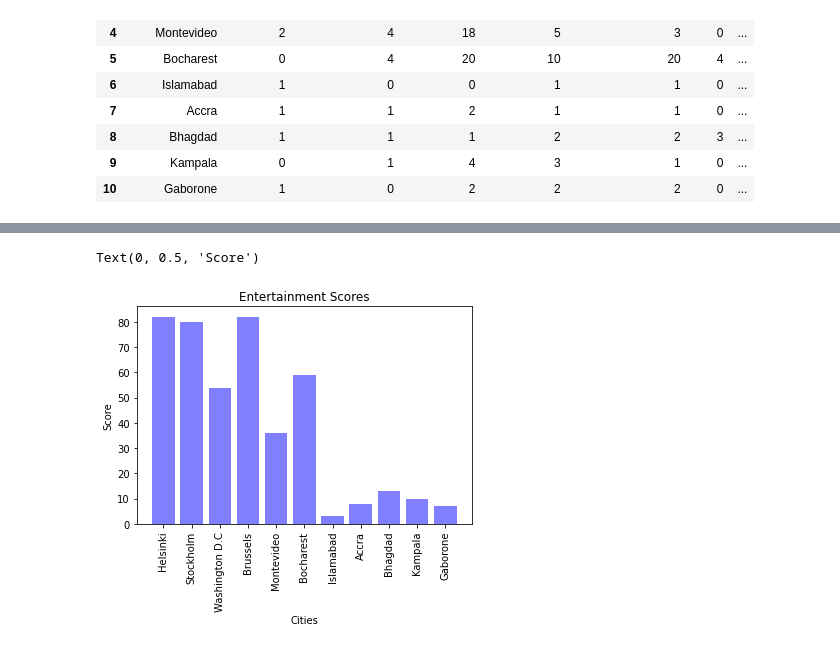
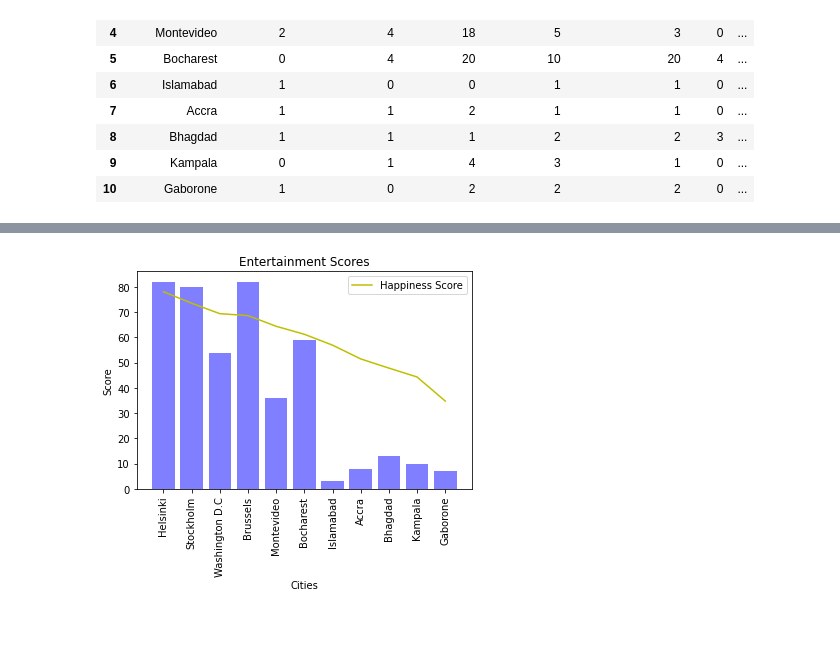
Before and after one commit to jamalabdi100/project1-1, a Jupyter notebook: entertainment_locations.ipynb, the cells around one changed output, grey strips where cells are left out. Drawn from its saved outputs; the diff is of its cells as text; code cells hidden in the pictures.

Commit message:
updates to graphs

```diff
--- a/entertainment_locations.ipynb
+++ b/entertainment_locations.ipynb
@@ -39,7 +39,8 @@ entertainment_types_list
 # %%
 base_url = "https://maps.googleapis.com/maps/api/geocode/json"
 coord=[]
-cities=["Helsinki","Stockholm","Washington D.C","Brussels","Montevideo","Bocharest", "Islamabad", "Accra","Bhagdad","Kampala","Gaborone"]
+cities=["Helsinki","Stockholm","Washington D.C","Brussels",
+        "Montevideo","Bocharest", "Islamabad", "Accra","Bhagdad","Kampala","Gaborone"]
 for city in cities:
     params = {"address": city, "key":gkey}
     response = requests.get(base_url, params=params)
@@ -223,12 +240,14 @@ entertainment_data_df
 # %%
 entertainment_score = entertainment_data_df["Total"]
-
+happiness_score = world_happiness_df["Ladder score"]*10
 x_cities = entertainment_data_df["Cities"]
 plt.bar(x_cities,entertainment_score,color="b",alpha=0.5,align="center")
+plt.plot(x_cities,happiness_score,color="y",label="Happiness Score")
 plt.xticks(rotation=90)
 plt.title("Entertainment Scores")
+plt.legend(loc="upper right")
 plt.xlabel("Cities")
 plt.ylabel("Score")
+plt.show()
 # %% [output]
-Text(0, 0.5, 'Score')
-[figure, old version]
+[figure, new version]
```
Also changed, not shown: parts of 1 cell of this notebook, 1 other file.
